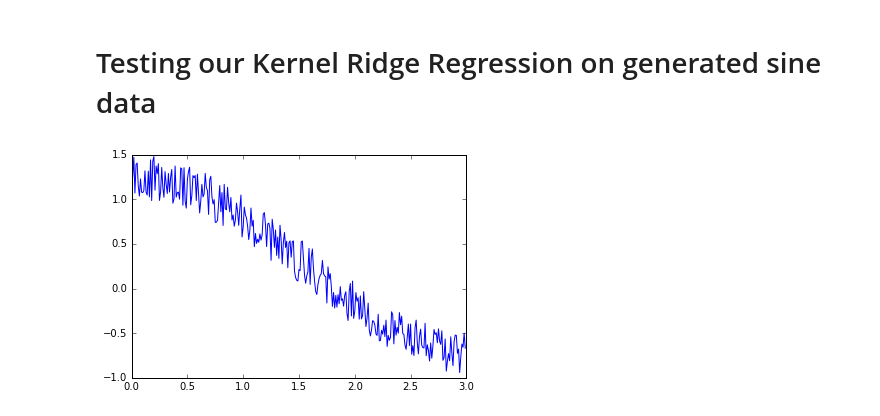
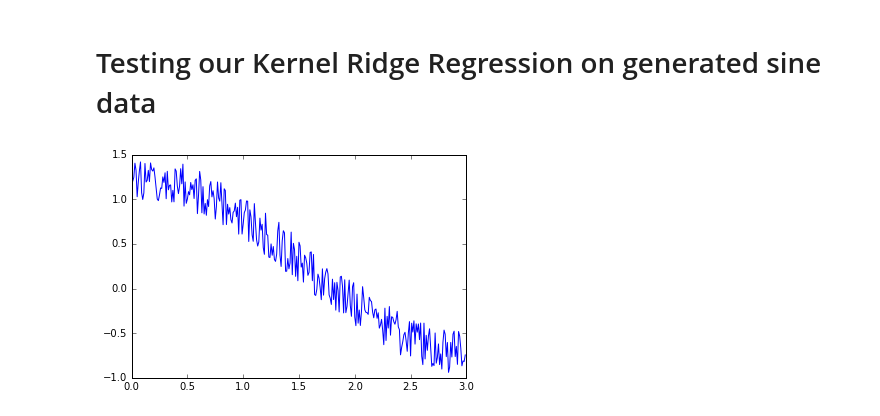
Before and after one commit to karl-hajjar/kernel-methods, a Jupyter notebook: Kernel_Presentation.ipynb, the cells around one changed output. Saved outputs shown, nothing was run; the diff lists cells and outputs as text; code cells hidden in the pictures.

```diff
--- a/Kernel_Presentation.ipynb
+++ b/Kernel_Presentation.ipynb
@@ -385,7 +258,7 @@ data = utils.generate_noisy_sine_data(norm=2)
-# %%
-utils.plot_fake_data(data)
-# %% [output]
-[figure, removed]
+# %%
+plot_fake_data(data)
+# %% [output]
+[figure, added]
 # %%
 X = data[:,0]
 y = data[:,1]
```
Also changed, not shown: parts of 38 cells of this notebook, 15 other files.
